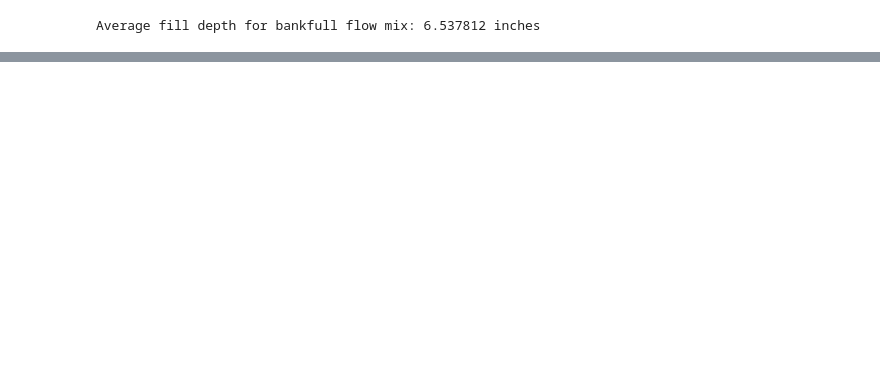
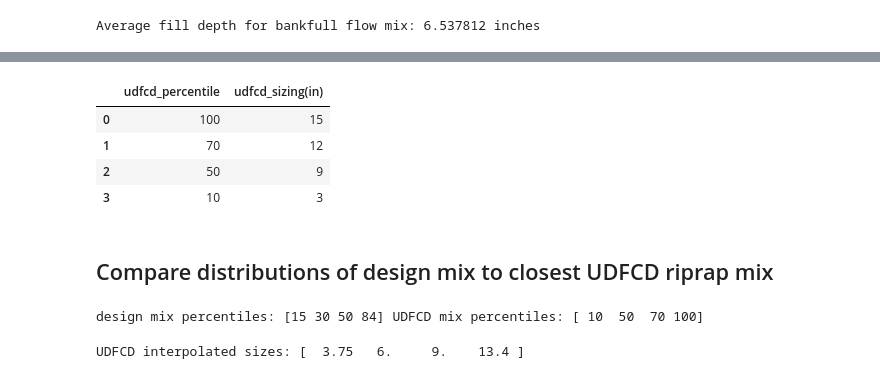
Before and after one commit to indielyt/Python_Hydraulics, a Jupyter notebook: GoldRun_CulvertFillAnalysis.ipynb, the cells around one changed output, grey strips where cells are left out. Cells and saved outputs as stored; diff of their text form; code cells hidden in the pictures; blank space fills up the shorter version.

```diff
--- a/GoldRun_CulvertFillAnalysis.ipynb
+++ b/GoldRun_CulvertFillAnalysis.ipynb
@@ -500,0 +600,37 @@ Average fill depth for bankfull flow mix: 6.537812 inches
+# %%
+# UDFCD riprap gradation
+udfcd_sizing = [15, 12, 9, 3]
+udfcd_percentile = [100, 70, 50, 10]
+
+typeL = pd.DataFrame({'udfcd_sizing(in)': udfcd_sizing,
+                     'udfcd_percentile': udfcd_percentile})
+
+typeL
+# %% [output]
+|  | udfcd_percentile | udfcd_sizing(in) |
+| 0 | 100 | 15 |
+| 1 | 70 | 12 |
+| 2 | 50 | 9 |
+| 3 | 10 | 3 |
+# %% [markdown]
+## Compare distributions of design mix to closest UDFCD riprap mix
+# %%
+# Define quantiles from bankfull mix as 'x'
+design_ptiles = filldepth_bkf['pct_finer'].values
+# Define quantiles from UDFCD riprap gradations
+udfcd_ptiles = np.sort(typeL['udfcd_percentile'])
+
+print ("design mix percentiles: %s UDFCD mix percentiles: %s" % (design_ptiles, udfcd_ptiles))
+# %% [output]
+design mix percentiles: [15 30 50 84] UDFCD mix percentiles: [ 10  50  70 100]
+# %%
+# Interpolate the missing percentiles values in UDFCD to match design mix percentiles
+# https://docs.scipy.org/doc/numpy-1.14.0/reference/generated/numpy.interp.html
+
+udfcd_vals = 1.0*(np.sort(typeL['udfcd_sizing(in)']))
+# print (udfcd_vals)
+
+udfcd_interp_vals = np.interp(design_ptiles, udfcd_ptiles, udfcd_vals)
+print ("UDFCD interpolated sizes:", udfcd_interp_vals)
+# %% [output]
+UDFCD interpolated sizes: [  3.75   6.     9.    13.4 ]
```
Also changed, not shown: parts of 38 cells of this notebook.
